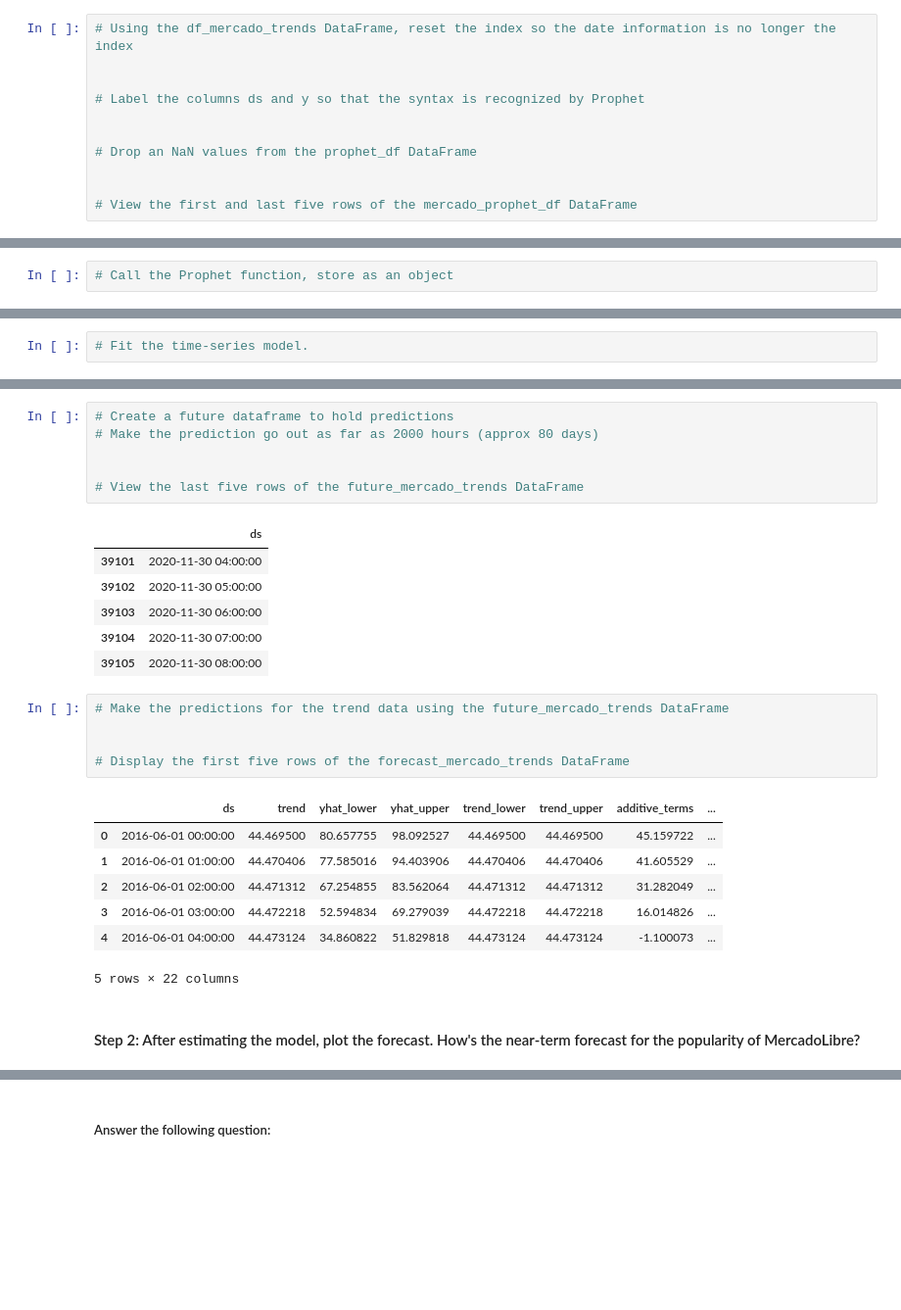
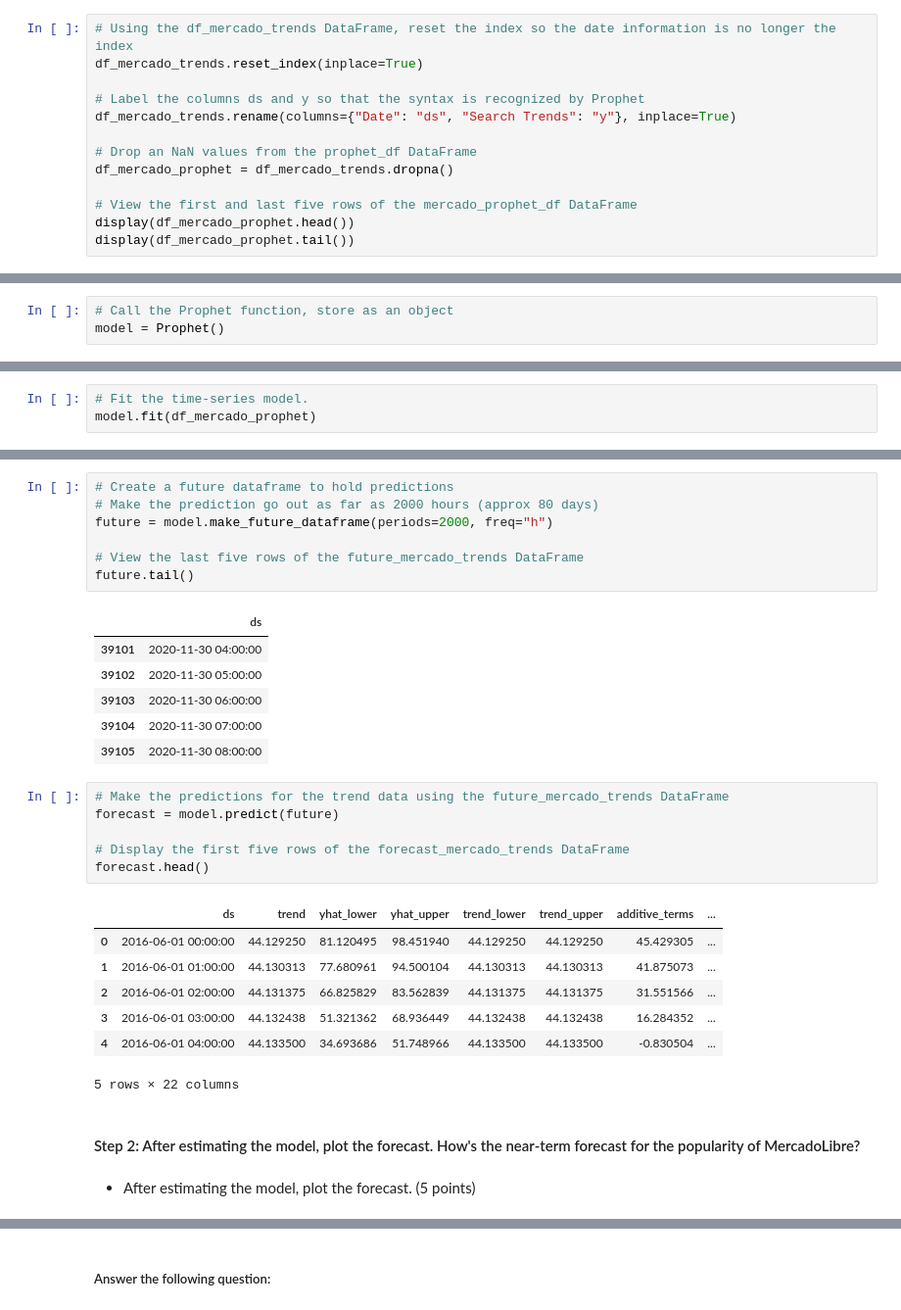
Before and after one commit to Ed-Lovera/prophet-challenge, a Jupyter notebook: forecasting_net_prophet.ipynb, the cells around one changed output, grey strips where cells are left out. Shown at 98% size. Drawn from its saved outputs; the diff is of its cells as text; blank space fills up the shorter version.

```diff
--- a/forecasting_net_prophet.ipynb
+++ b/forecasting_net_prophet.ipynb
@@ -434,14 +433,16 @@ Now, you need to produce a time series model that analyzes and forecasts pattern
 # %%
 # Using the df_mercado_trends DataFrame, reset the index so the date information is no longer the index
-
+df_mercado_trends.reset_index(inplace=True)
 
 # Label the columns ds and y so that the syntax is recognized by Prophet
-
+df_mercado_trends.rename(columns={"Date": "ds", "Search Trends": "y"}, inplace=True)
 
 # Drop an NaN values from the prophet_df DataFrame
-
+df_mercado_prophet = df_mercado_trends.dropna()
 
 # View the first and last five rows of the mercado_prophet_df DataFrame
+display(df_mercado_prophet.head())
+display(df_mercado_prophet.tail())
 # %% [output]
 |  | ds | y |
 | 0 | 2016-06-01 00:00:00 | 97 |
@@ -457,3 +458,4 @@ Now, you need to produce a time series model that analyzes and forecasts pattern
 | 37105 | 2020-09-08 00:00:00 | 96 |
 # %%
 # Call the Prophet function, store as an object
+model = Prophet()
@@ -462,3 +462,4 @@ Now, you need to produce a time series model that analyzes and forecasts pattern
 # %%
 # Fit the time-series model.
+model.fit(df_mercado_prophet)
 # %% [output]
@@ -475,9 +469,10 @@ INFO:cmdstanpy:Chain [1] done processing
 # %%
 # Create a future dataframe to hold predictions
 # Make the prediction go out as far as 2000 hours (approx 80 days)
-
+future = model.make_future_dataframe(periods=2000, freq="h")
 
 # View the last five rows of the future_mercado_trends DataFrame
+future.tail()
 # %% [output]
 |  | ds |
 | 39101 | 2020-11-30 04:00:00 |
@@ -487,18 +482,21 @@ INFO:cmdstanpy:Chain [1] done processing
 | 39105 | 2020-11-30 08:00:00 |
 # %%
 # Make the predictions for the trend data using the future_mercado_trends DataFrame
-
+forecast = model.predict(future)
 
 # Display the first five rows of the forecast_mercado_trends DataFrame
+forecast.head()
 # %% [output]
 |  | ds | trend | yhat_lower | yhat_upper | trend_lower | trend_upper | additive_terms | ... |
-| 0 | 2016-06-01 00:00:00 | 44.469500 | 80.657755 | 98.092527 | 44.469500 | 44.469500 | 45.159722 | ... |
-| 1 | 2016-06-01 01:00:00 | 44.470406 | 77.585016 | 94.403906 | 44.470406 | 44.470406 | 41.605529 | ... |
-| 2 | 2016-06-01 02:00:00 | 44.471312 | 67.254855 | 83.562064 | 44.471312 | 44.471312 | 31.282049 | ... |
-| 3 | 2016-06-01 03:00:00 | 44.472218 | 52.594834 | 69.279039 | 44.472218 | 44.472218 | 16.014826 | ... |
-| 4 | 2016-06-01 04:00:00 | 44.473124 | 34.860822 | 51.829818 | 44.473124 | 44.473124 | -1.100073 | ... |
+| 0 | 2016-06-01 00:00:00 | 44.129250 | 81.120495 | 98.451940 | 44.129250 | 44.129250 | 45.429305 | ... |
+| 1 | 2016-06-01 01:00:00 | 44.130313 | 77.680961 | 94.500104 | 44.130313 | 44.130313 | 41.875073 | ... |
+| 2 | 2016-06-01 02:00:00 | 44.131375 | 66.825829 | 83.562839 | 44.131375 | 44.131375 | 31.551566 | ... |
+| 3 | 2016-06-01 03:00:00 | 44.132438 | 51.321362 | 68.936449 | 44.132438 | 44.132438 | 16.284352 | ... |
+| 4 | 2016-06-01 04:00:00 | 44.133500 | 34.693686 | 51.748966 | 44.133500 | 44.133500 | -0.830504 | ... |
 5 rows × 22 columns
 # %% [markdown]
 #### Step 2: After estimating the model, plot the forecast. How's the near-term forecast for the popularity of MercadoLibre?
+# %% [markdown]
+- After estimating the model, plot the forecast. (5 points)
 # %%
 # Plot the Prophet predictions for the Mercado trends data
```
Also changed, not shown: parts of 13 cells of this notebook.
